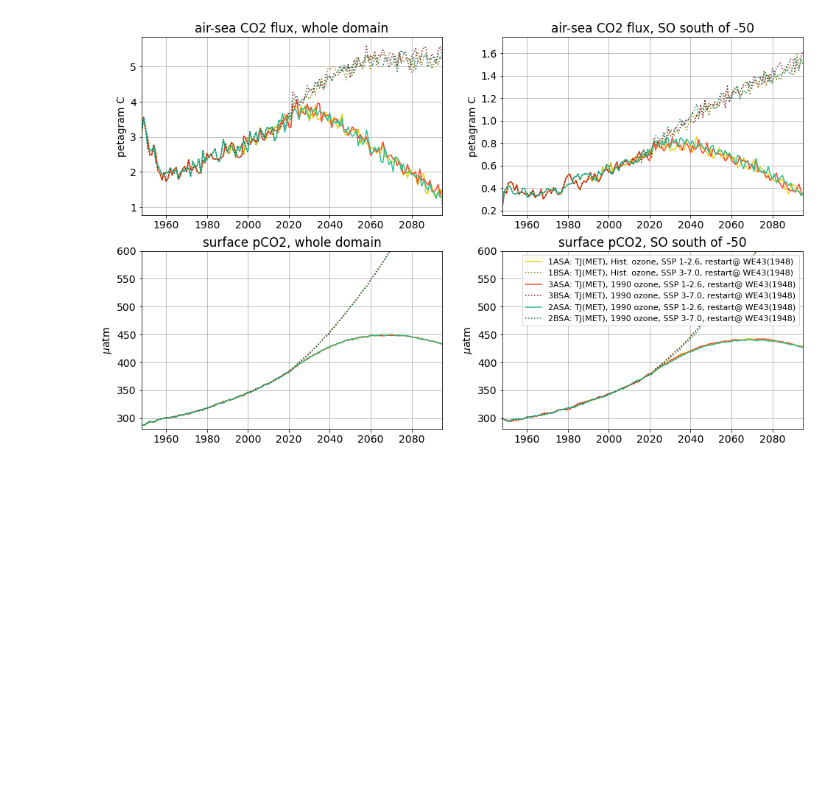
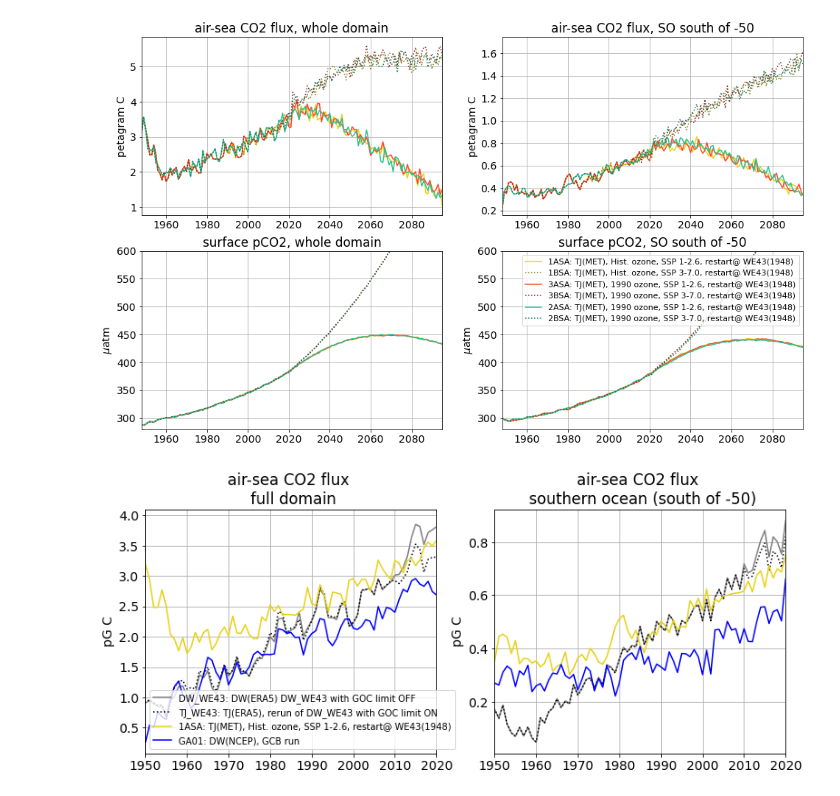
Before and after one commit to tjarnikova/SOZONE, a Jupyter notebook: MODPROC_ROBOT/MultiModelMonitor/CFLX_MONITOR.ipynb, the cells around one changed output. Saved outputs shown, nothing was run; the diff lists cells and outputs as text; code cells hidden in the pictures; blank space fills up the shorter version.

```diff
--- a/MODPROC_ROBOT/MultiModelMonitor/CFLX_MONITOR.ipynb
+++ b/MODPROC_ROBOT/MultiModelMonitor/CFLX_MONITOR.ipynb
@@ -115,6 +99,41 @@ if graph:
     pr.plot_carbon(dsets, cols, descs, linestyles, sdir, fnam, tstart = 1948, tend = 2095, tendatm = 600)
 # %% [output]
 [figure]
+# %%
+TJ_WE43 = xr.open_dataset('./OUTPUT/SUMMARY_cflx_TOM12_TJ_WE43_1948-2020.nc')
+DW_WE43 = xr.open_dataset('./OUTPUT/SUMMARY_cflx_TOM12_DW_WE43_1948-2020.nc')
+TJ_1ASA = xr.open_dataset('./OUTPUT/SUMMARY_cflx_TOM12_TJ_1ASA_1948-2100.nc')
+DW_GA01 = xr.open_dataset('./OUTPUT/SUMMARY_cflx_TOM12_DW_GA01_1948-2021.nc')
+
+ds = [DW_WE43, TJ_WE43, TJ_1ASA, DW_GA01]
+
+descs = ['DW_WE43: DW(ERA5) DW_WE43 with GOC limit OFF',\
+         'TJ_WE43: TJ(ERA5), rerun of DW_WE43 with GOC limit ON',\
+         '1ASA: TJ(MET), Hist. ozone, SSP 1-2.6, restart@ WE43(1948)',
+         'GA01: DW(NCEP), GCB run']
+
+cols = ['grey', 'k', sc.scen['1A']['color'],'b']
+ls = ['-',':','-','-']
+
+fact = 0.55
+fig, axs = plt.subplots(1,2, figsize=(23*fact, 9*fact), facecolor='w', edgecolor='k')
+axs = axs.ravel()
+for i in range(0,4):
+
+    axs[0].plot(ds[i].yrs,ds[i].cflx, color = cols[i], linestyle = ls[i], label = descs[i])
+    axs[1].plot(ds[i].yrs,ds[i].cflx_so, color = cols[i], linestyle = ls[i])
+    axs[0].legend(fontsize = 10)
+
+for i in range(0,2):
+    axs[i].grid()
+    axs[i].set_xlim([1950,2020])
+    axs[i].set_ylabel('pG C')
+    axs[0].set_title('air-sea CO2 flux \n full domain')
+    axs[1].set_title('air-sea CO2 flux \n southern ocean (south of -50)')
+
+fig.savefig('/gpfs/home/mep22dku/scratch/SOZONE/uploadPics/co2flux_era_met_ncep.jpg')
+# %% [output]
+[figure, added]
 # %%
 # ssp1 = '/gpfs/data/greenocean/software/resources/SOZONE_atmo/atmco2_ssp1-26.dat'
 # ssp3 = '/gpfs/data/greenocean/software/resources/SOZONE_atmo/atmco2_ssp3-70.dat'
```
Also changed, not shown: parts of 2 cells of this notebook, 3 other files.
